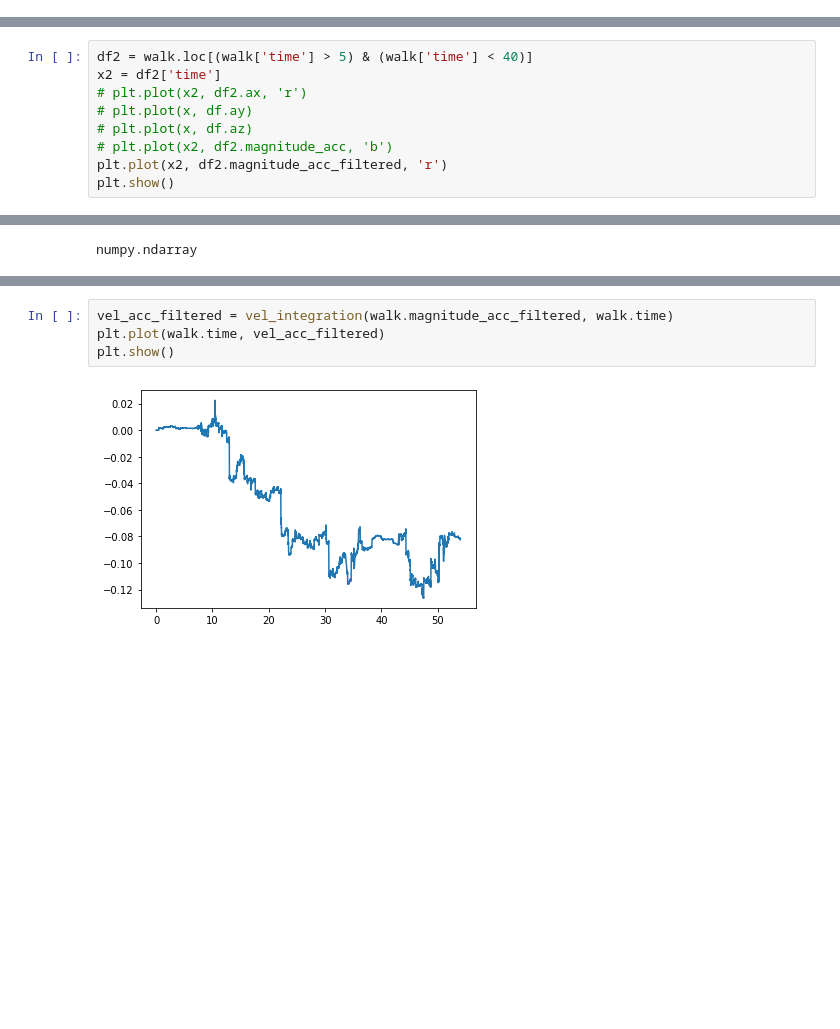
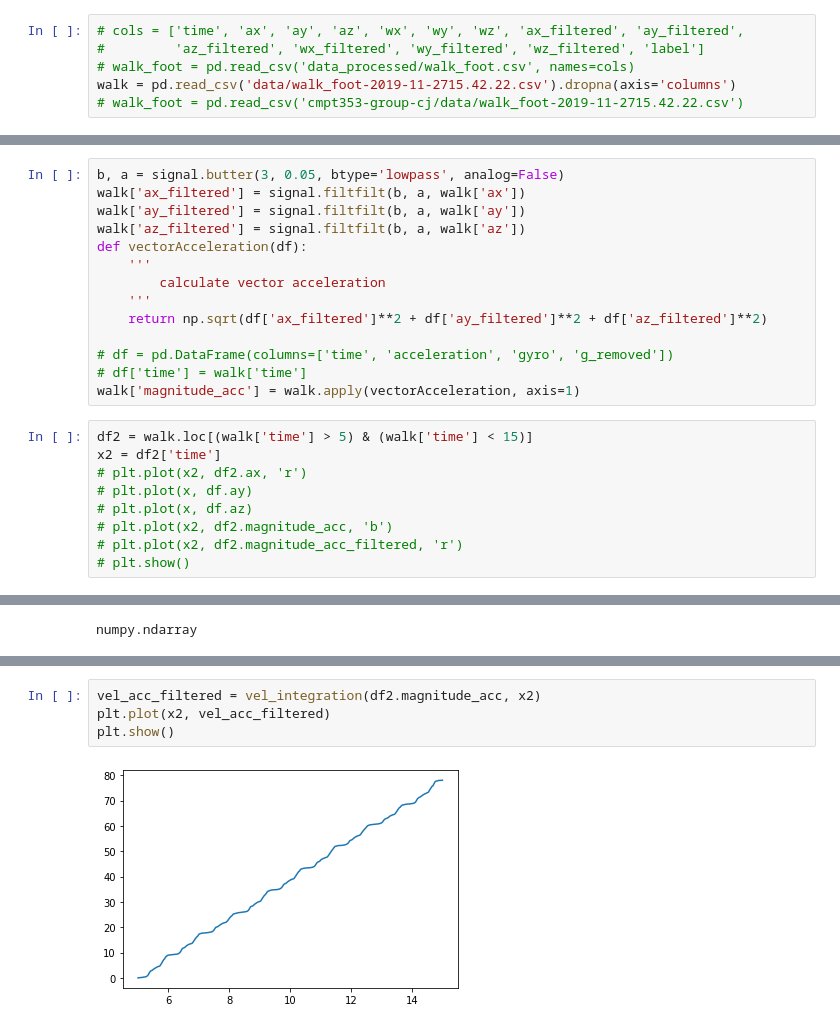
Before and after one commit to maxjing/CMPT353-Final-Project, a Jupyter notebook: velocity.ipynb, the cells around one changed output, grey strips where cells are left out. Cells and saved outputs as stored; diff of their text form; blank space fills up the shorter version.

```diff
--- a/velocity.ipynb
+++ b/velocity.ipynb
@@ -26,0 +7,6 @@ walk
+# %%
+# cols = ['time', 'ax', 'ay', 'az', 'wx', 'wy', 'wz', 'ax_filtered', 'ay_filtered',
+#         'az_filtered', 'wx_filtered', 'wy_filtered', 'wz_filtered', 'label']
+# walk_foot = pd.read_csv('data_processed/walk_foot.csv', names=cols)
+walk = pd.read_csv('data/walk_foot-2019-11-2715.42.22.csv').dropna(axis='columns')
+# walk_foot = pd.read_csv('cmpt353-group-cj/data/walk_foot-2019-11-2715.42.22.csv')
@@ -98,9 +100,23 @@ walk
+# %%
+b, a = signal.butter(3, 0.05, btype='lowpass', analog=False)
+walk['ax_filtered'] = signal.filtfilt(b, a, walk['ax'])
+walk['ay_filtered'] = signal.filtfilt(b, a, walk['ay'])
+walk['az_filtered'] = signal.filtfilt(b, a, walk['az'])
+def vectorAcceleration(df):
+    '''
+        calculate vector acceleration
+    '''
+    return np.sqrt(df['ax_filtered']**2 + df['ay_filtered']**2 + df['az_filtered']**2)
+
+# df = pd.DataFrame(columns=['time', 'acceleration', 'gyro', 'g_removed'])
+# df['time'] = walk['time']
+walk['magnitude_acc'] = walk.apply(vectorAcceleration, axis=1)
 # %%
-df2 = walk.loc[(walk['time'] > 5) & (walk['time'] < 40)]
+df2 = walk.loc[(walk['time'] > 5) & (walk['time'] < 15)]
 x2 = df2['time']
 # plt.plot(x2, df2.ax, 'r')
 # plt.plot(x, df.ay)
 # plt.plot(x, df.az)
 # plt.plot(x2, df2.magnitude_acc, 'b')
-plt.plot(x2, df2.magnitude_acc_filtered, 'r')
-plt.show()
+# plt.plot(x2, df2.magnitude_acc_filtered, 'r')
+# plt.show()
@@ -135,6 +150,6 @@ plt.show()
 # %%
-vel_acc_filtered = vel_integration(walk.magnitude_acc_filtered, walk.time)
-plt.plot(walk.time, vel_acc_filtered)
+vel_acc_filtered = vel_integration(df2.magnitude_acc, x2)
+plt.plot(x2, vel_acc_filtered)
 plt.show()
 # %% [output]
-[figure, old version]
+[figure, new version]
```
Also changed, not shown: parts of 12 cells of this notebook, 2 other files.
